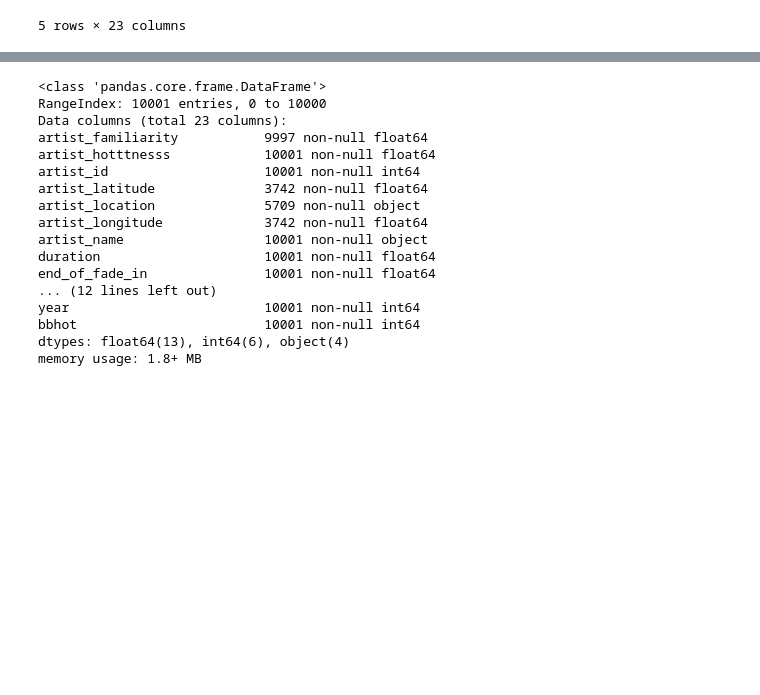
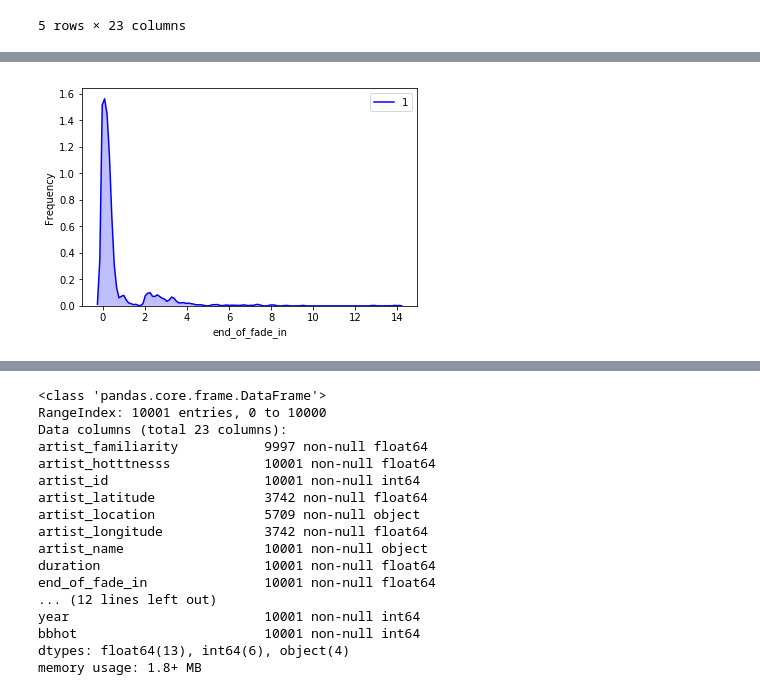
Before and after one commit to manasreldin/Song-Popularity-Predictor, a Jupyter notebook: PredictHotBB.ipynb, the cells around one changed output, grey strips where cells are left out. Cells and saved outputs as stored; diff of their text form; code cells hidden in the pictures; blank space fills up the shorter version.

```diff
--- a/PredictHotBB.ipynb
+++ b/PredictHotBB.ipynb
@@ -35,0 +58,4 @@ data['artist_id'] = le.fit_transform(data['artist_id'].astype('str'))
+# %%
+freq("end_of_fade_in")
+# %% [output]
+[figure, added]
```
Also changed, not shown: parts of 6 cells of this notebook.
